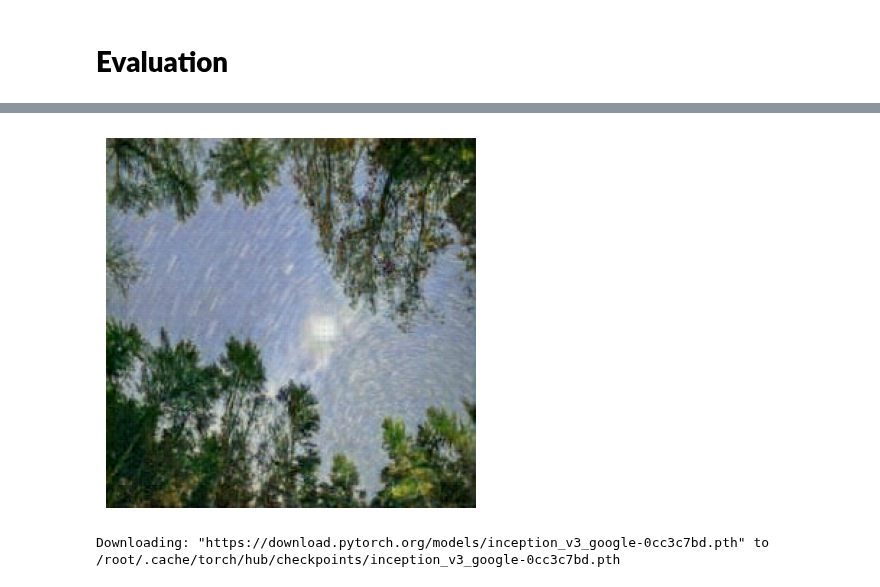
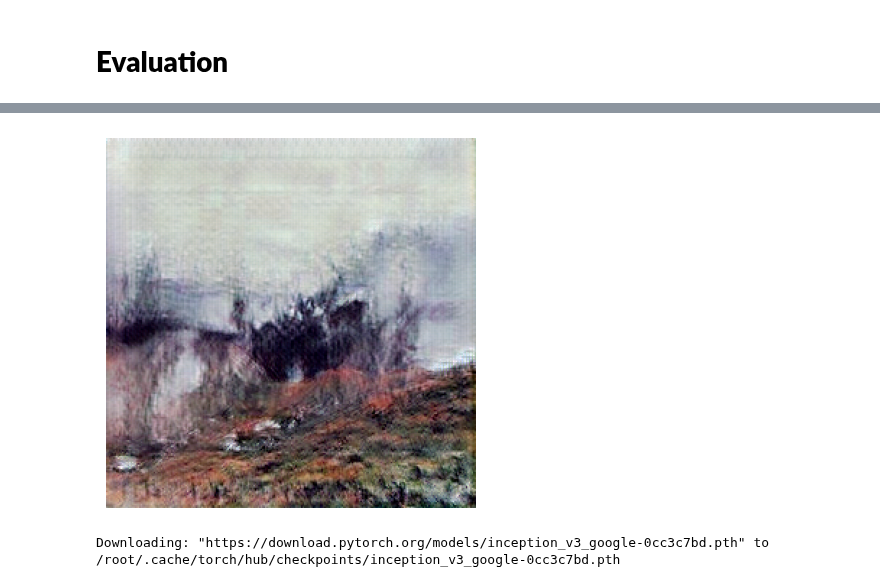
Before and after one commit to azhgh22/Monet_Style_Generator, a Jupyter notebook: notebooks/submission.ipynb, the cells around one changed output, grey strips where cells are left out. Saved outputs shown, nothing was run; the diff lists cells and outputs as text; code cells hidden in the pictures.

```diff
--- a/notebooks/submission.ipynb
+++ b/notebooks/submission.ipynb
@@ -156 +146,20 @@ model.to(device)
+# %%
+
+%%capture
+EPOCHS = 200
+
+monet_generator = UNetGenCUTWithSkipConn()
+monet_discriminator = PatchGANDiscriminator()
+
+model = Cut(monet_generator, monet_discriminator,layer_chanels_maping={
+    0: 64,   # enc_conv1
+    1: 128,  # enc_down1
+    2: 256,  # enc_down2
+    3: 512,  # resblock 0
+    4: 512   # resblock 4
+})
+model.to(device)
+## init model weights from Normal (0, 0.002)
+wi = WeightsInitializer()
+model.apply(wi)
 # %%
@@ -176,4 +179,4 @@ show_img(val_dataset[3].to(device))
 # %%
-gen = monet_generator.forward(val_dataset[3].to(device))
+gen = monet_generator.forward(val_dataset[1].to(device))
 show_img(gen)
 # %% [output]
@@ -181,4 +184,4 @@ WARNING:matplotlib.image:Clipping input data to the valid range for imshow with
-[figure, old version]
+[figure, new version]
 # %%
 evaluate_mifid(cut_monet_generator,train_loader,monet_loader,device)
 # %% [output]
```
Also changed, not shown: parts of 9 cells of this notebook.
